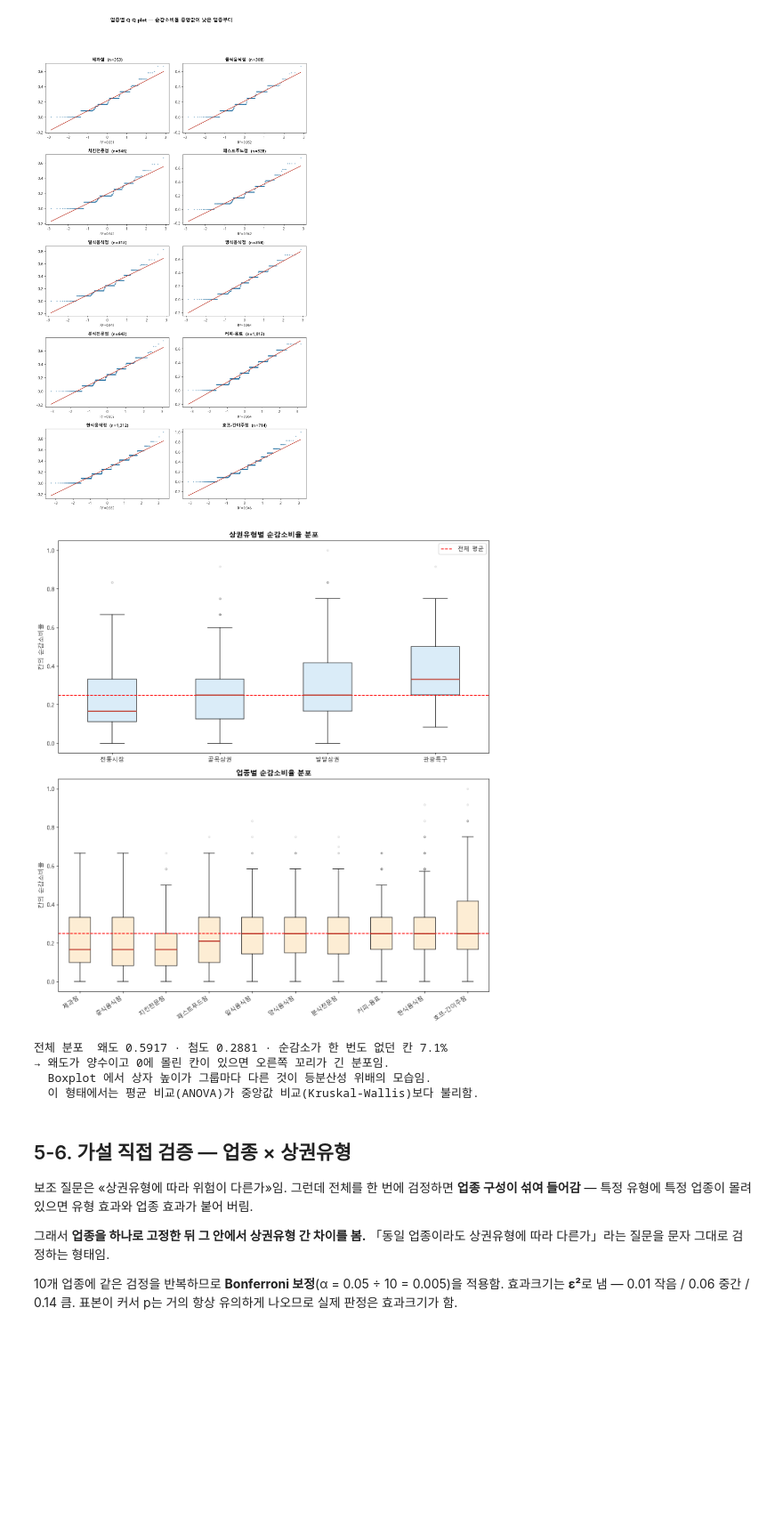
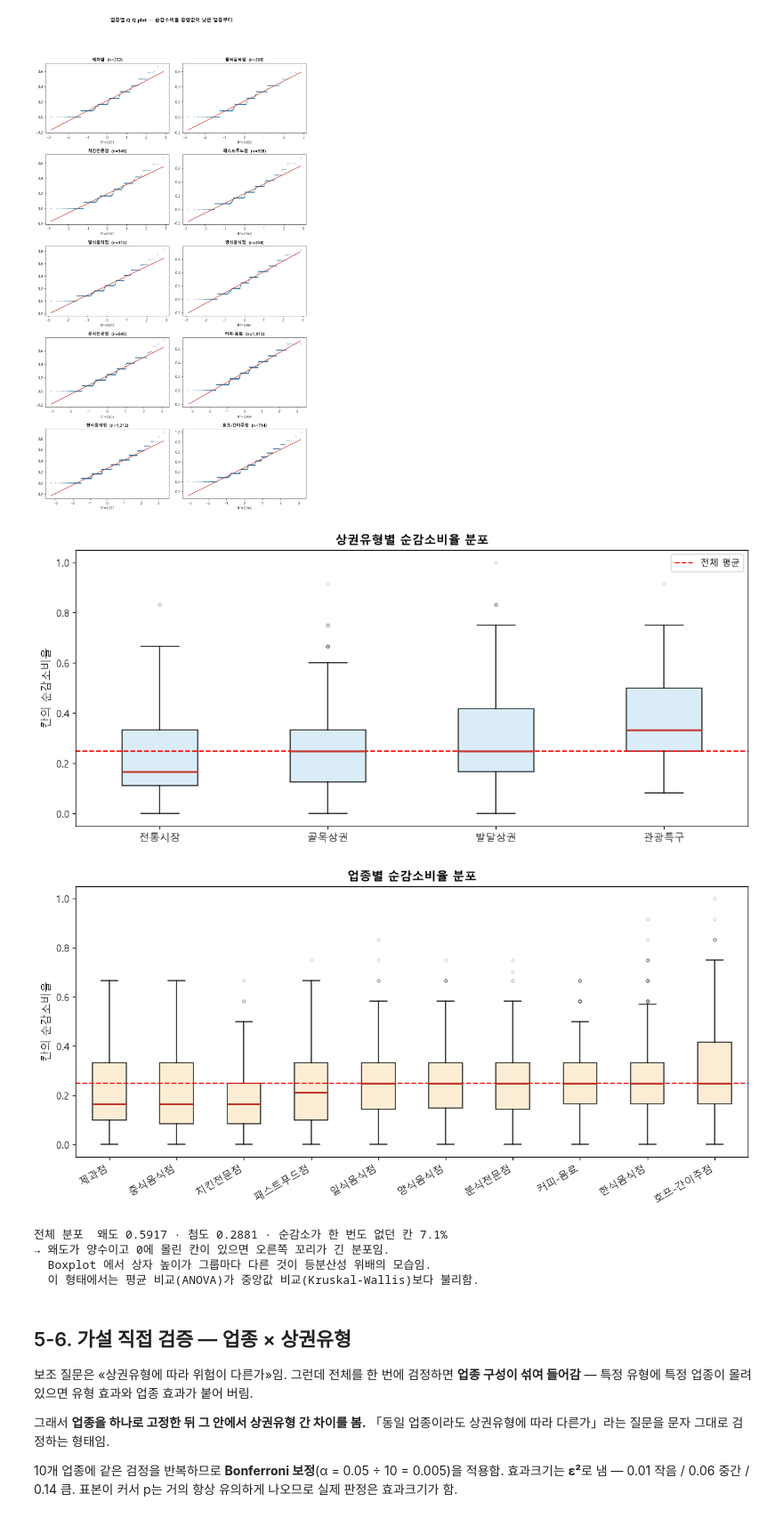
Before and after one commit to d97610-cloud/ai-data-bootcamp, a Jupyter notebook: MLProject/상권_폐업위험_데이터준비_EDA.ipynb, the cells around one changed output. Shown at 89% size. Cells and saved outputs as stored; diff of their text form; code cells hidden in the pictures; blank space fills up the shorter version.

```diff
--- a/MLProject/상권_폐업위험_데이터준비_EDA.ipynb
+++ b/MLProject/상권_폐업위험_데이터준비_EDA.ipynb
@@ -1496,36 +1504,39 @@ plt.savefig(FIG / "normality_qq_industry.png", dpi=140); plt.show()
 # %% [output]
 [figure]
 # %%
-fig, ax = plt.subplots(2, 1, figsize=(12, 13))
+fig, ax = plt.subplots(figsize=(11, 5.0)); ax = [ax]
 order_t = cell.groupby("상권유형")["순감소비율"].median().sort_values().index.tolist()
 bp1 = ax[0].boxplot([cell.loc[cell["상권유형"] == t_, "순감소비율"].values for t_ in order_t],
                     tick_labels=order_t, showfliers=True, patch_artist=True,
                     flierprops=dict(ms=3, alpha=.3, mec="gray"),
                     medianprops=dict(c="#c0392b", lw=2))
 for b_ in bp1["boxes"]: b_.set(facecolor="#d6eaf8", alpha=.9)
 ax[0].axhline(cell["순감소비율"].mean(), ls="--", c="r", lw=1.4, label="전체 평균")
 ax[0].set_title("상권유형별 순감소비율 분포", weight="bold")
-ax[0].set_ylabel("칸의 순감소비율"); ax[0].legend()
+ax[0].set_ylabel("칸의 순감소비율"); ax[0].legend(fontsize=10)
+plt.tight_layout(); plt.savefig(FIG / "normality_box_type.png", dpi=140); plt.show()
 
+fig, ax = plt.subplots(figsize=(11, 5.4)); ax = [None, ax]
 bp2 = ax[1].boxplot([cell.loc[cell["서비스_업종_코드_명"] == t_, "순감소비율"].values for t_ in inds],
                     tick_labels=inds, showfliers=True, patch_artist=True,
                     flierprops=dict(ms=3, alpha=.3, mec="gray"),
                     medianprops=dict(c="#c0392b", lw=2))
 for b_ in bp2["boxes"]: b_.set(facecolor="#fdebd0", alpha=.9)
 ax[1].axhline(cell["순감소비율"].mean(), ls="--", c="r", lw=1.4)
 ax[1].set_title("업종별 순감소비율 분포", weight="bold")
 ax[1].set_ylabel("칸의 순감소비율")
-plt.setp(ax[1].get_xticklabels(), rotation=35, ha="right")
-plt.tight_layout(); plt.savefig(FIG / "normality_box.png", dpi=140); plt.show()
+plt.setp(ax[1].get_xticklabels(), rotation=30, ha="right")
+plt.tight_layout(); plt.savefig(FIG / "normality_box_ind.png", dpi=140); plt.show()
 
 sk = cell["순감소비율"].skew(); ku = cell["순감소비율"].kurtosis()
 zero = (cell["순감소비율"] == 0).mean()
 print(f"전체 분포  왜도 {plain(sk)} · 첨도 {plain(ku)} · 순감소가 한 번도 없던 칸 {zero:.1%}")
 print("→ 왜도가 양수이고 0에 몰린 칸이 있으면 오른쪽 꼬리가 긴 분포임.")
 print("  Boxplot 에서 상자 높이가 그룹마다 다른 것이 등분산성 위배의 모습임.")
 print("  이 형태에서는 평균 비교(ANOVA)가 중앙값 비교(Kruskal-Wallis)보다 불리함.")
 # %% [output]
-[figure, old version]
+[figure, new version]
+[figure, added]
 전체 분포  왜도 0.5917 · 첨도 0.2881 · 순감소가 한 번도 없던 칸 7.1%
 → 왜도가 양수이고 0에 몰린 칸이 있으면 오른쪽 꼬리가 긴 분포임.
   Boxplot 에서 상자 높이가 그룹마다 다른 것이 등분산성 위배의 모습임.
```
Also changed, not shown: parts of 1 cell of this notebook, 5 other files.
